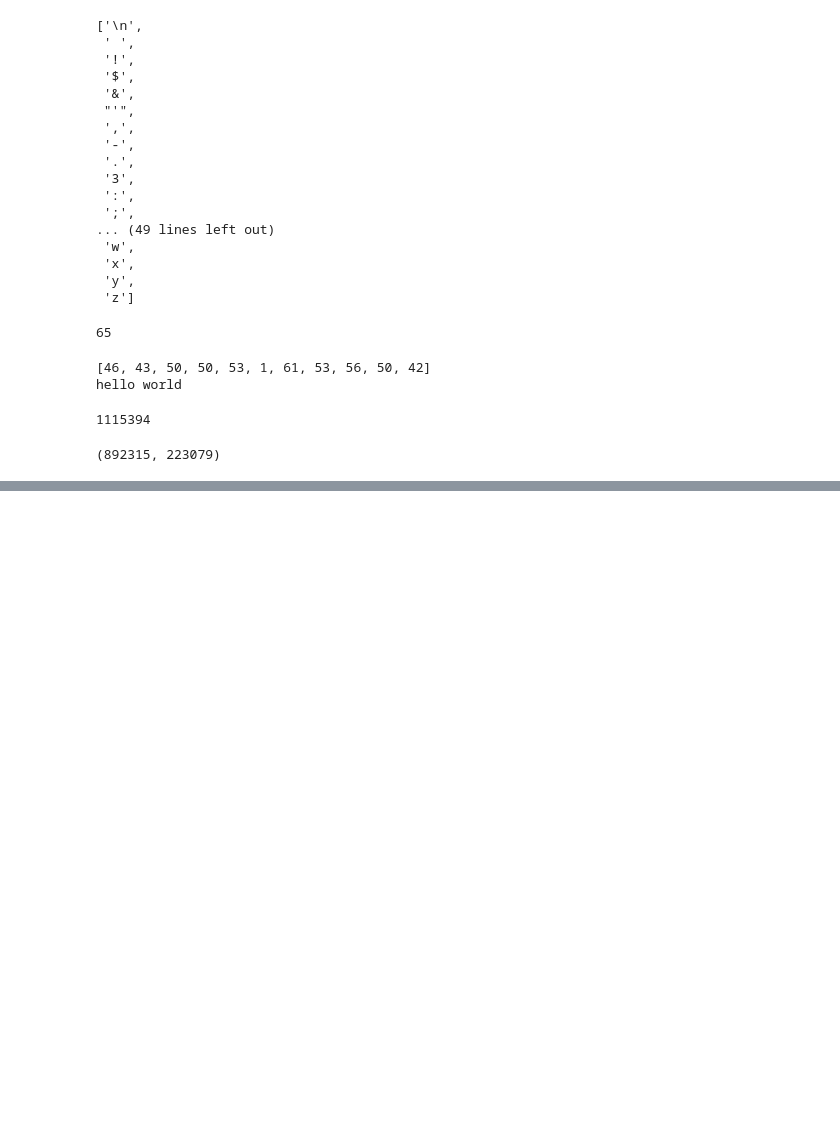
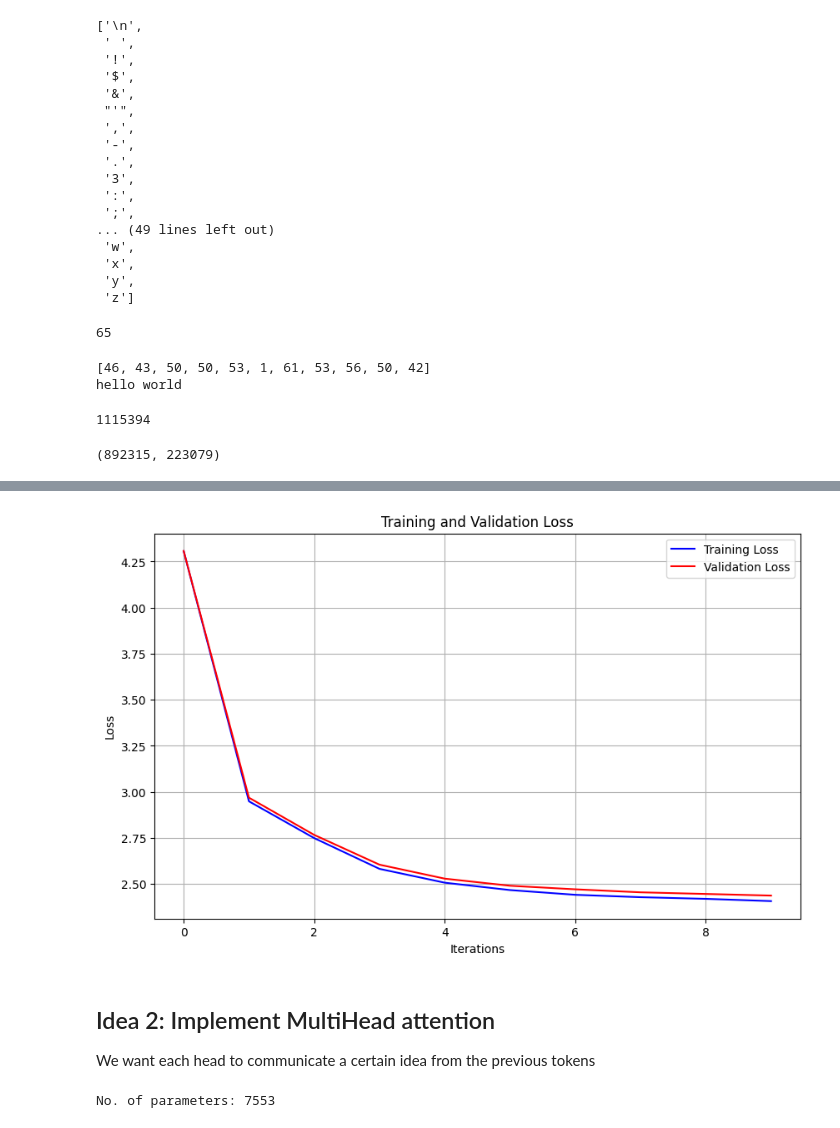
Before and after one commit to sohammistri/nano-gpt, a Jupyter notebook: gpt-small.ipynb, the cells around one changed output, grey strips where cells are left out. Cells and saved outputs as stored; diff of their text form; code cells hidden in the pictures; blank space fills up the shorter version.

```diff
--- a/gpt-small.ipynb
+++ b/gpt-small.ipynb
@@ -338,5 +238,3 @@ class SelfAttentionAddedLMWithPos(nn.Module):
 # %%
-model = SelfAttentionAddedLMWithPos(vocab_size=vocab_size, emb_dim=emb_dim,\
-                             block_size=block_size, head_dim=head_dim)
-model = model.to(device)
+model = LM1(emb_dim=emb_dim, vocab_size=vocab_size, block_size=block_size, device=device)
 # %% [output]
@@ -474,4 +243,0 @@ class SelfAttentionAddedLMWithPosAndFFN(nn.Module):
-# %%
-model = SelfAttentionAddedLMWithPosAndFFN(vocab_size=vocab_size, emb_dim=emb_dim,\
-                             block_size=block_size, head_dim=head_dim)
-model = model.to(device)
@@ -480,2 +243,0 @@ Number of params: 15905
-# %%
-optimizer = optim.AdamW(model.parameters(), lr=3e-4)
@@ -563,0 +244,3 @@ She yough s
+# %%
+train_lossi, val_lossi = train(train_tokens=train_tokens, val_tokens=val_tokens, model=model, optimizer=optimizer,\
+      device=device, block_size=block_size, batch_size=batch_size, n_iters=n_iters, eval_interval=eval_interval)
@@ -563,0 +258,21 @@ She yough s
+# %%
+# Plot both losses
+plt.figure(figsize=(10, 6))
+plt.plot(train_lossi, label='Training Loss', color='blue')
+plt.plot(val_lossi, label='Validation Loss', color='red')
+
+# Add labels and title
+plt.xlabel('Iterations')
+plt.ylabel('Loss')
+plt.title('Training and Validation Loss')
+plt.legend()
+plt.grid(True)
+
+# Show the plot
+plt.show()
+# %% [output]
+[figure, added]
+# %% [markdown]
+## Idea 2: Implement MultiHead attention
+
+We want each head to communicate a certain idea from the previous tokens
@@ -563,0 +378,4 @@ She yough s
+# %%
+model = LM2(emb_dim=emb_dim, vocab_size=vocab_size, block_size=block_size, num_heads=num_heads, device=device)
+# %% [output]
+No. of parameters: 7553
```
Also changed, not shown: parts of 65 cells of this notebook, 3 other files.
